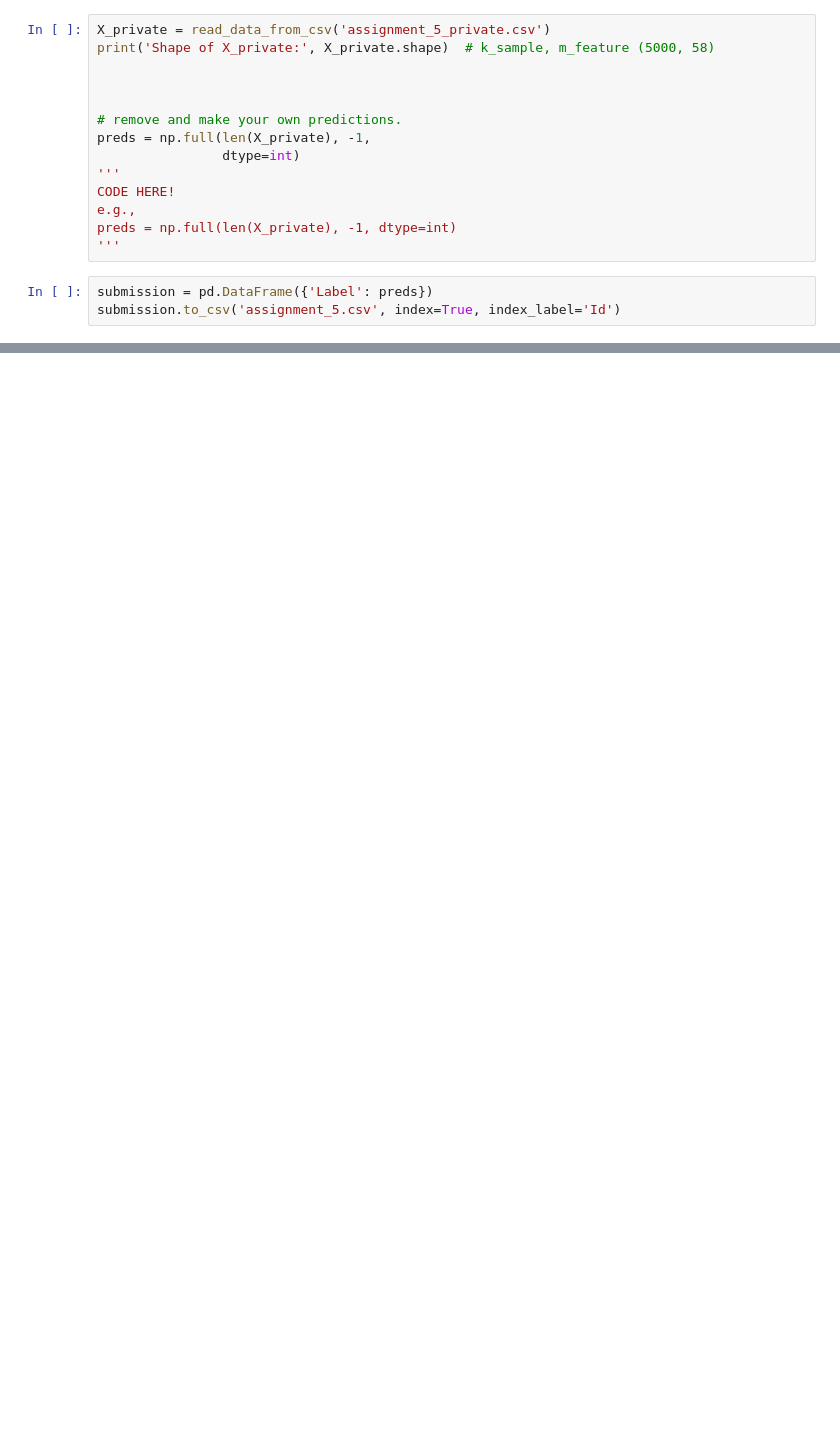
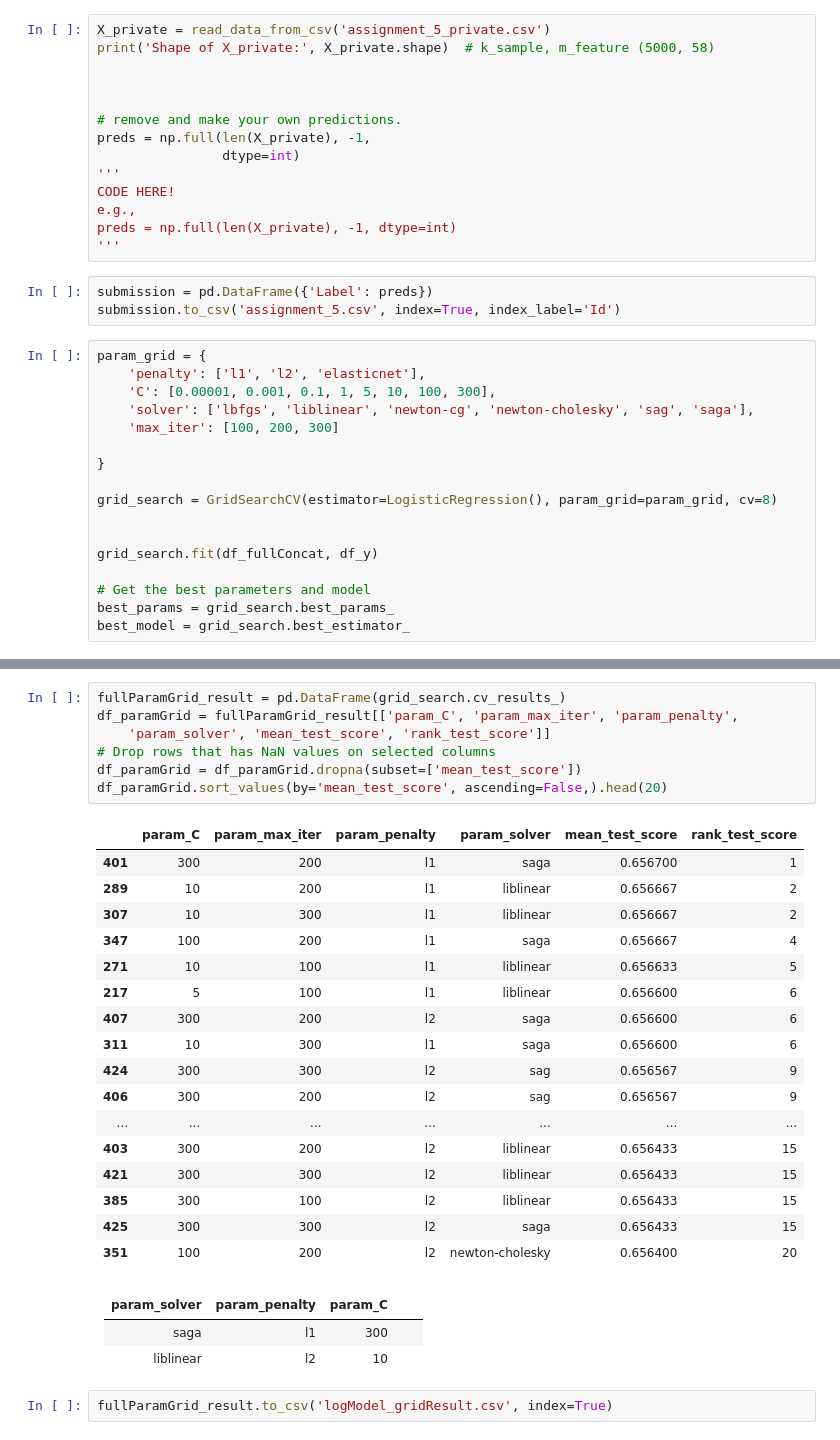
Before and after one commit to lucascheng24/COMP4431_LabAssignment, a Jupyter notebook: A5/COMP4431_A5_Logistic_01.ipynb, the cells around one changed output, grey strips where cells are left out. Drawn from its saved outputs; the diff is of its cells as text; blank space fills up the shorter version.

```diff
--- a/A5/COMP4431_A5_Logistic_01.ipynb
+++ b/A5/COMP4431_A5_Logistic_01.ipynb
@@ -117,3 +190,20 @@ preds = np.full(len(X_private), -1, dtype=int)
 # %%
 submission = pd.DataFrame({'Label': preds})
 submission.to_csv('assignment_5.csv', index=True, index_label='Id')
+# %%
+param_grid = {
+    'penalty': ['l1', 'l2', 'elasticnet'],
+    'C': [0.00001, 0.001, 0.1, 1, 5, 10, 100, 300],
+    'solver': ['lbfgs', 'liblinear', 'newton-cg', 'newton-cholesky', 'sag', 'saga'],
+    'max_iter': [100, 200, 300]
+
+}
+
+grid_search = GridSearchCV(estimator=LogisticRegression(), param_grid=param_grid, cv=8)
+
+
+grid_search.fit(df_fullConcat, df_y)
+
+# Get the best parameters and model
+best_params = grid_search.best_params_
+best_model = grid_search.best_estimator_
@@ -119,0 +228,32 @@ submission.to_csv('assignment_5.csv', index=True, index_label='Id')
+# %%
+fullParamGrid_result = pd.DataFrame(grid_search.cv_results_)
+df_paramGrid = fullParamGrid_result[['param_C', 'param_max_iter', 'param_penalty',
+    'param_solver', 'mean_test_score', 'rank_test_score']]
+# Drop rows that has NaN values on selected columns
+df_paramGrid = df_paramGrid.dropna(subset=['mean_test_score'])
+df_paramGrid.sort_values(by='mean_test_score', ascending=False,).head(20)
+# %% [output]
+|  | param_C | param_max_iter | param_penalty | param_solver | mean_test_score | rank_test_score |
+| 401 | 300 | 200 | l1 | saga | 0.656700 | 1 |
+| 289 | 10 | 200 | l1 | liblinear | 0.656667 | 2 |
+| 307 | 10 | 300 | l1 | liblinear | 0.656667 | 2 |
+| 347 | 100 | 200 | l1 | saga | 0.656667 | 4 |
+| 271 | 10 | 100 | l1 | liblinear | 0.656633 | 5 |
+| 217 | 5 | 100 | l1 | liblinear | 0.656600 | 6 |
+| 407 | 300 | 200 | l2 | saga | 0.656600 | 6 |
+| 311 | 10 | 300 | l1 | saga | 0.656600 | 6 |
+| 424 | 300 | 300 | l2 | sag | 0.656567 | 9 |
+| 406 | 300 | 200 | l2 | sag | 0.656567 | 9 |
+| ... | ... | ... | ... | ... | ... | ... |
+| 403 | 300 | 200 | l2 | liblinear | 0.656433 | 15 |
+| 421 | 300 | 300 | l2 | liblinear | 0.656433 | 15 |
+| 385 | 300 | 100 | l2 | liblinear | 0.656433 | 15 |
+| 425 | 300 | 300 | l2 | saga | 0.656433 | 15 |
+| 351 | 100 | 200 | l2 | newton-cholesky | 0.656400 | 20 |
+# %% [markdown]
+|   param_solver       |    param_penalty	|   param_C             |   |   |
+|----------------------|--------------------|-----------------------|---|---|
+|       saga	       |        l1          |   300	    	        |   |   |
+|      liblinear       |        l2          |   10	    	        |   |   |
+# %%
+fullParamGrid_result.to_csv('logModel_gridResult.csv', index=True)
```
Also changed, not shown: parts of 17 cells of this notebook.
